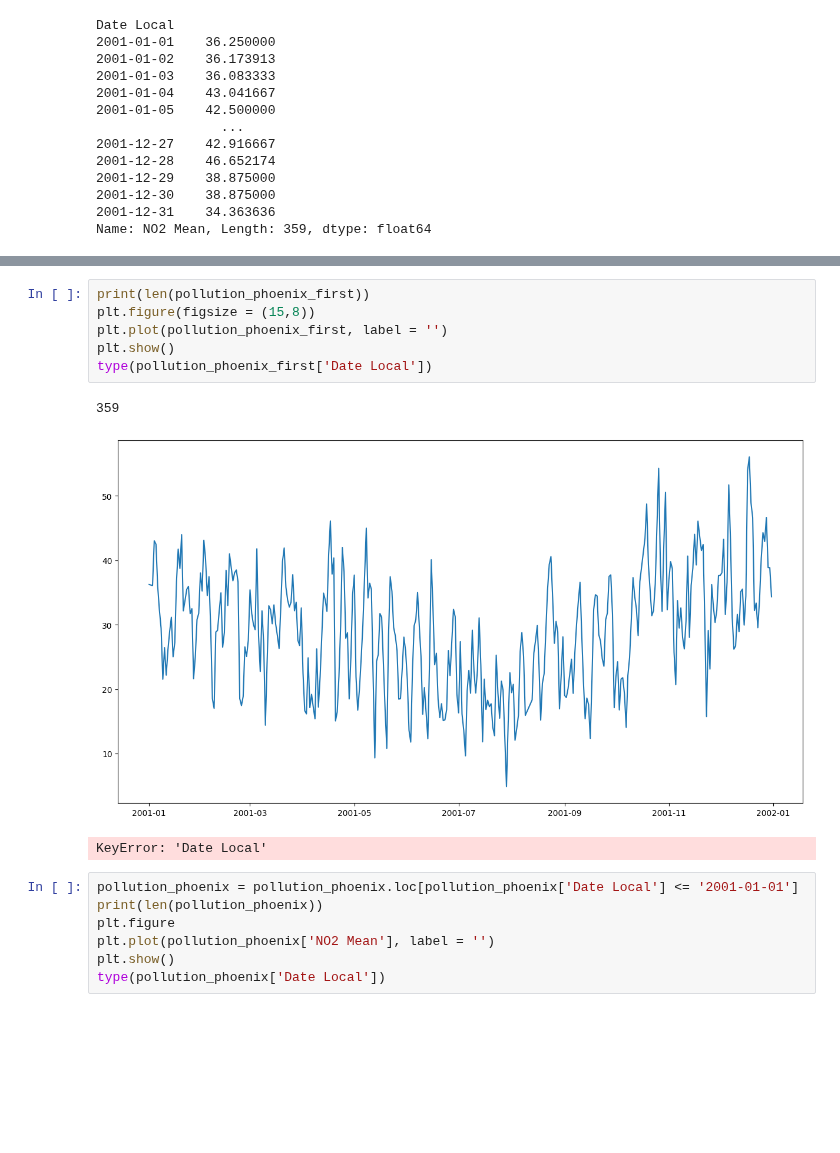
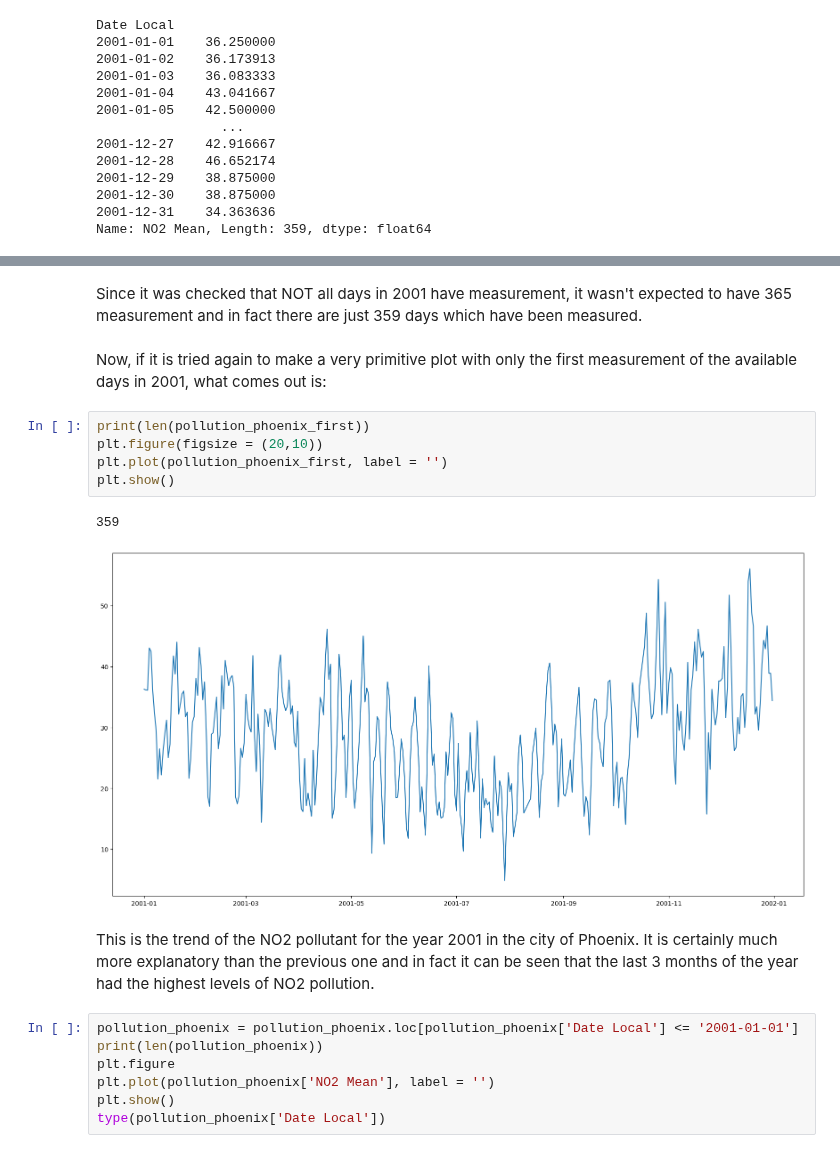
Before and after one commit to letizialanza01/Project_US_Pollution, a Jupyter notebook: Project_US_Pollution.ipynb, the cells around one changed output, grey strips where cells are left out. Saved outputs shown, nothing was run; the diff lists cells and outputs as text; blank space fills up the shorter version.

Commit message:
2001 NO2 first plot

```diff
--- a/Project_US_Pollution.ipynb
+++ b/Project_US_Pollution.ipynb
@@ -504,13 +452,17 @@ Name: NO2 Mean, Length: 718, dtype: float64
+# %% [markdown]
+Since it was checked that NOT all days in 2001 have measurement, it wasn't expected to have 365 measurement and in fact there are just 359 days which have been measured.
+# %% [markdown]
+Now, if it is tried again to make a very primitive plot with only the first measurement of the available days in 2001, what comes out is:
 # %%
 print(len(pollution_phoenix_first))
-plt.figure(figsize = (15,8))
+plt.figure(figsize = (20,10))
 plt.plot(pollution_phoenix_first, label = '')
 plt.show()
-type(pollution_phoenix_first['Date Local'])
 # %% [output]
 359
-[figure, old version]
+[figure, new version]
-KeyError: 'Date Local'
+# %% [markdown]
+This is the trend of the NO2 pollutant for the year 2001 in the city of Phoenix. It is certainly much more explanatory than the previous one and in fact it can be seen that the last 3 months of the year had the highest levels of NO2 pollution.
 # %%
 pollution_phoenix = pollution_phoenix.loc[pollution_phoenix['Date Local'] <= '2001-01-01']
 print(len(pollution_phoenix))
```
Also changed, not shown: parts of 31 cells of this notebook.
